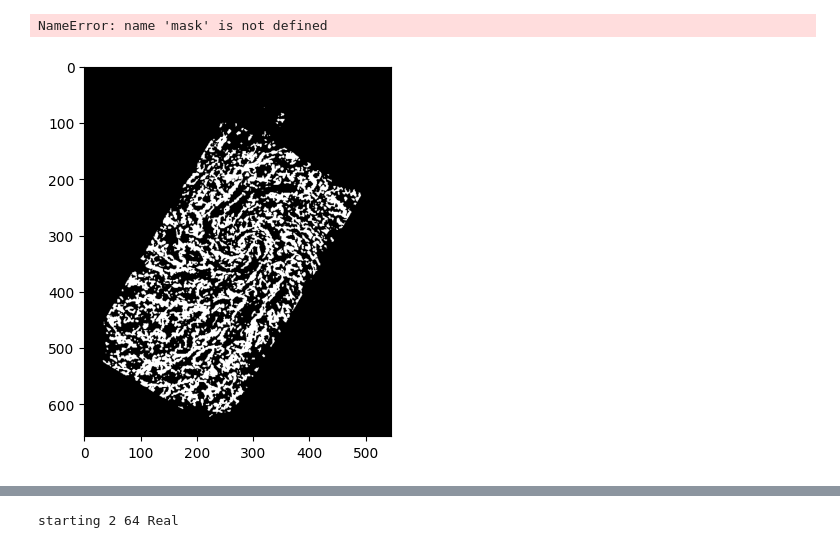
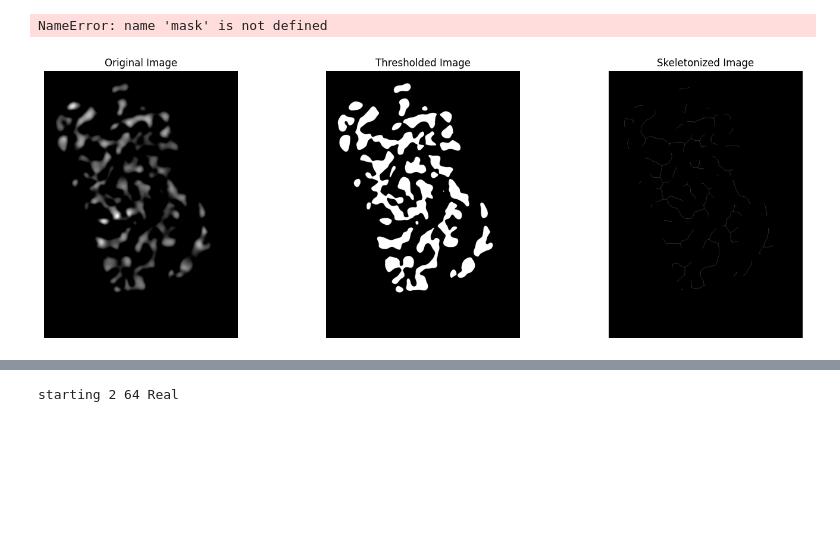
Before and after one commit to JHoffmann12/PHANGSDustFill, a Jupyter notebook: Identification/FilamentIdentification.ipynb, the cells around one changed output, grey strips where cells are left out. Cells and saved outputs as stored; diff of their text form; code cells hidden in the pictures; blank space fills up the shorter version.

```diff
--- a/Identification/FilamentIdentification.ipynb
+++ b/Identification/FilamentIdentification.ipynb
@@ -147,16 +147,59 @@ fits.writeto(fits_file_path, bkg.background_rms, overwrite=True)
 print("DONE!")
 # %% [output]
 NameError: name 'mask' is not defined
-# %%
-
-
-ret,thresh1 = cv2.threshold(image_data,2500,255,cv2.THRESH_BINARY)
-
-plt.imshow(thresh1, cmap = 'gray')
-plt.show()
-skeleton_image = skeletonize(thresh1).astype(np.float32)
-
-fits_file_path =  fr'C:\Users\HP\Documents\JHU_Academics\Research\SOAX_results\best_results\ngc4245_64pc_Thresh.fits'
-fits.writeto(fits_file_path, skeleton_image, overwrite=True)
-# %% [output]
-[figure, removed]
+# %%
+import ImageAnalysis as IA
+
+fits_file = r"C:\Users\HP\Documents\JHU_Academics\Research\Soax_results_blocking_V2\ngc0628\BkgSubDivRMS\ngc0628_F770W_starsub_anchored_CDDss0256pc_arcsinh0p1.fits_divRMS.fits"
+#Plot
+hdul = fits.open(fits_file)
+original_header = hdul[0].header
+image_data = np.array(hdul[0].data) / 16  # Normalize if necessary
+
+# Thresholding
+_, thresh1 = cv2.threshold(image_data, 300, 255, cv2.THRESH_BINARY)
+
+# Skeletonize the thresholded image
+skeleton_image = skeletonize(thresh1 > 0).astype(np.uint8)  # Convert to binary for skeletonize
+
+labels, stats, num_labels = IA.identify_connected_components(np.array(skeleton_image))
+small_areas = IA.sort_label_id(num_labels, stats, 25)
+img = np.array(skeleton_image)
+
+for label_id in small_areas:
+    # Extract the bounding box coordinates
+    left = stats[label_id, cv2.CC_STAT_LEFT]
+    top = stats[label_id, cv2.CC_STAT_TOP]
+    width = stats[label_id, cv2.CC_STAT_WIDTH]
+    height = stats[label_id, cv2.CC_STAT_HEIGHT]
+    for x in range(width):
+        for y in range(height):
+            img[top:top+height, left:left+width] = 0
+
+skeleton_image = img
+
+
+# Plotting the images side-by-side
+fig, axes = plt.subplots(1, 3, figsize=(15, 5))
+axes[0].imshow(image_data, cmap='gray')
+axes[0].set_title('Original Image')
+axes[0].axis('off')
+
+axes[1].imshow(thresh1, cmap='gray')
+axes[1].set_title('Thresholded Image')
+axes[1].axis('off')
+
+axes[2].imshow(skeleton_image, cmap='gray')
+axes[2].set_title('Skeletonized Image')
+axes[2].axis('off')
+
+plt.tight_layout()
+plt.show()
+
+
+skeleton_image = skeleton_image.astype(np.uint16)
+fits_file_path =  fr'C:\Users\HP\Documents\JHU_Academics\Research\Soax_results_blocking_V2\256ngc0628Skel.fits'
+hdu = fits.PrimaryHDU(skeleton_image, header=original_header)
+hdu.writeto(fits_file_path, overwrite=True)
+# %% [output]
+[figure, added]
```
Also changed, not shown: parts of 2 cells of this notebook, 5 other files.
